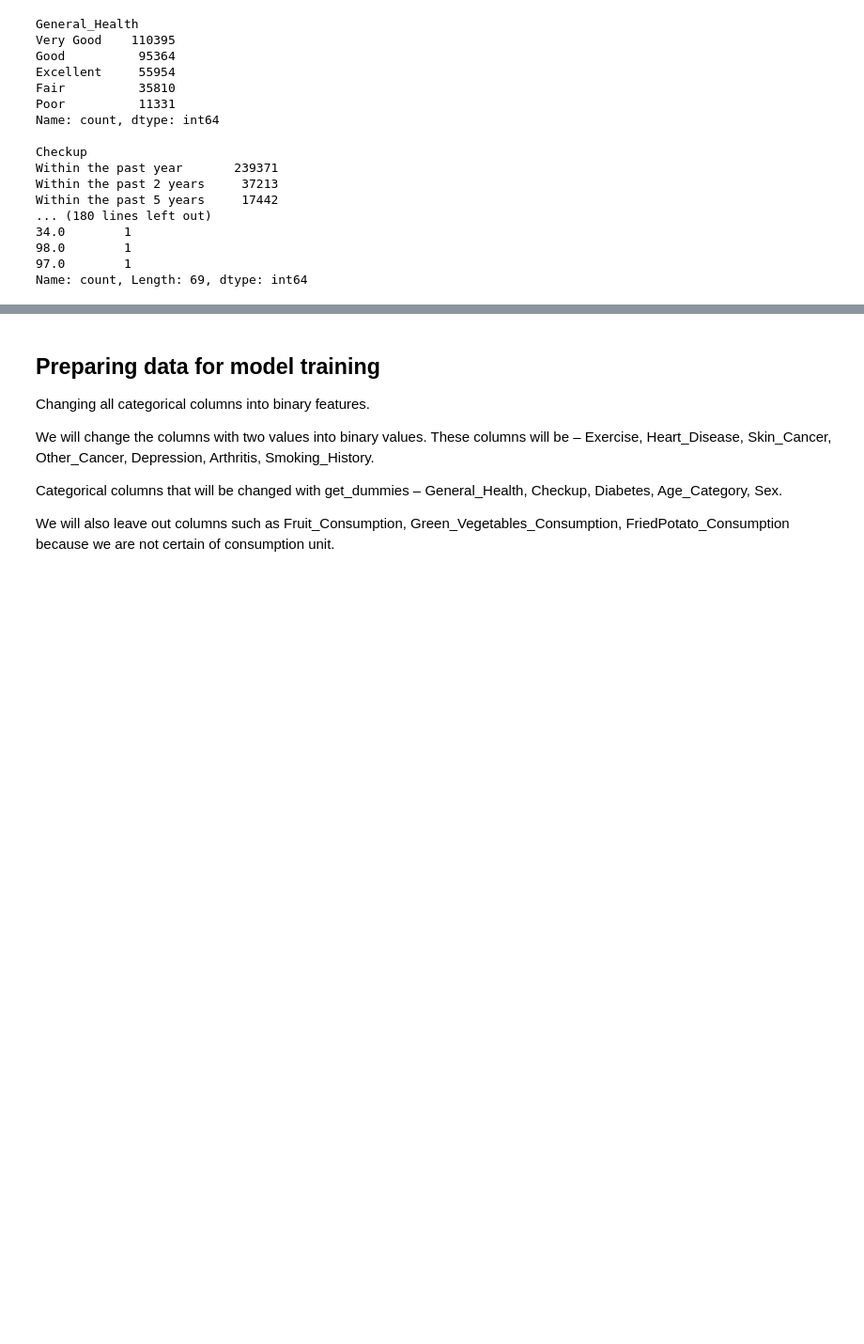
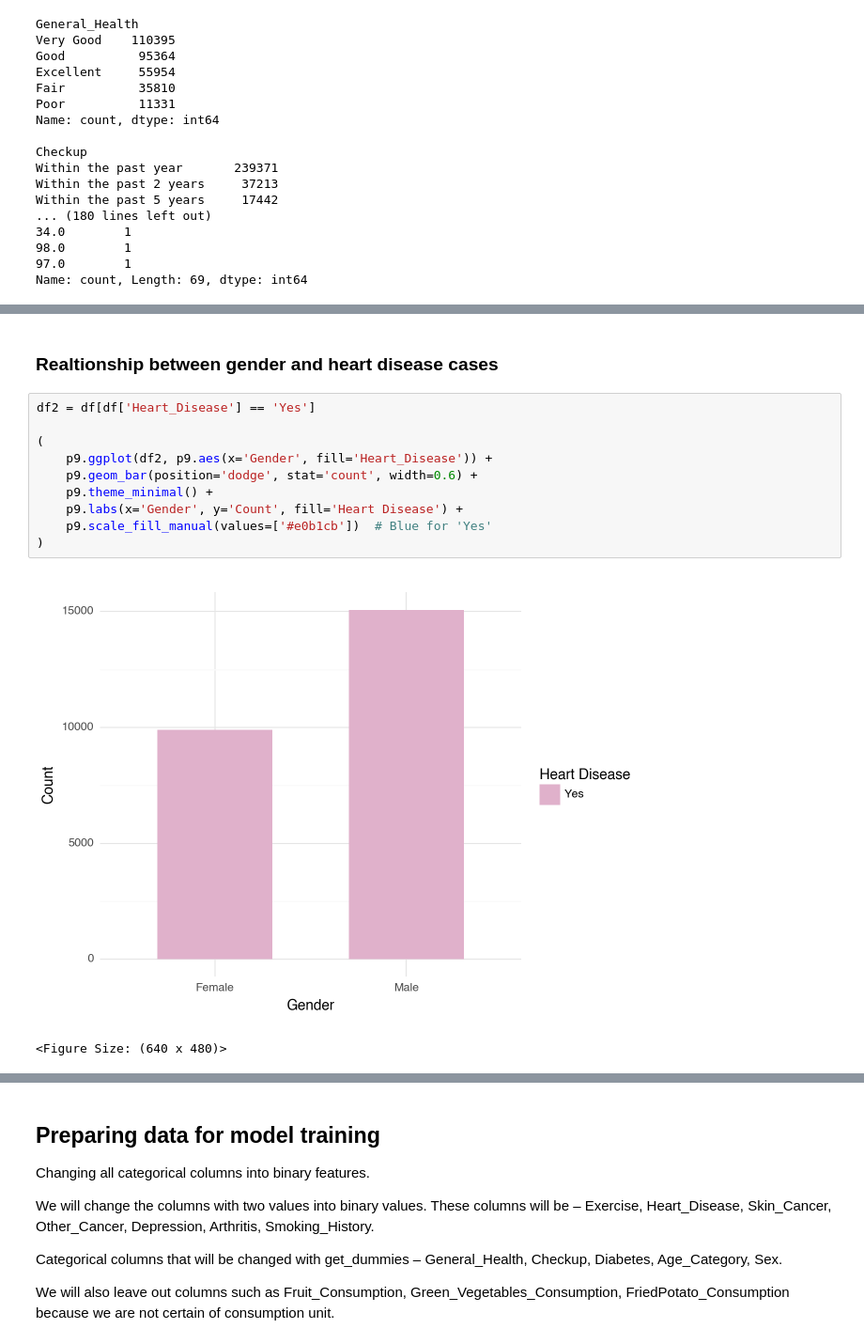
Before and after one commit to Roberta1400/Cardiovascular-Diseases-Risk-Prediction, a Jupyter notebook: Cardiovascular-Diseases-Risk-Prediction.ipynb, the cells around one changed output, grey strips where cells are left out. Shown: that part at 94% size. Drawn from its saved outputs; the diff is of its cells as text; blank space fills up the shorter version.

```diff
--- a/Cardiovascular-Diseases-Risk-Prediction.ipynb
+++ b/Cardiovascular-Diseases-Risk-Prediction.ipynb
@@ -55,0 +107,15 @@ Name: count, Length: 69, dtype: int64
+# %% [markdown]
+### Realtionship between gender and heart disease cases
+# %%
+df2 = df[df['Heart_Disease'] == 'Yes']
+
+(
+    p9.ggplot(df2, p9.aes(x='Gender', fill='Heart_Disease')) +
+    p9.geom_bar(position='dodge', stat='count', width=0.6) +
+    p9.theme_minimal() +
+    p9.labs(x='Gender', y='Count', fill='Heart Disease') +
+    p9.scale_fill_manual(values=['#e0b1cb'])  # Blue for 'Yes'
+)
+# %% [output]
+[figure, added]
+<Figure Size: (640 x 480)>
```
Also changed, not shown: parts of 22 cells of this notebook.
